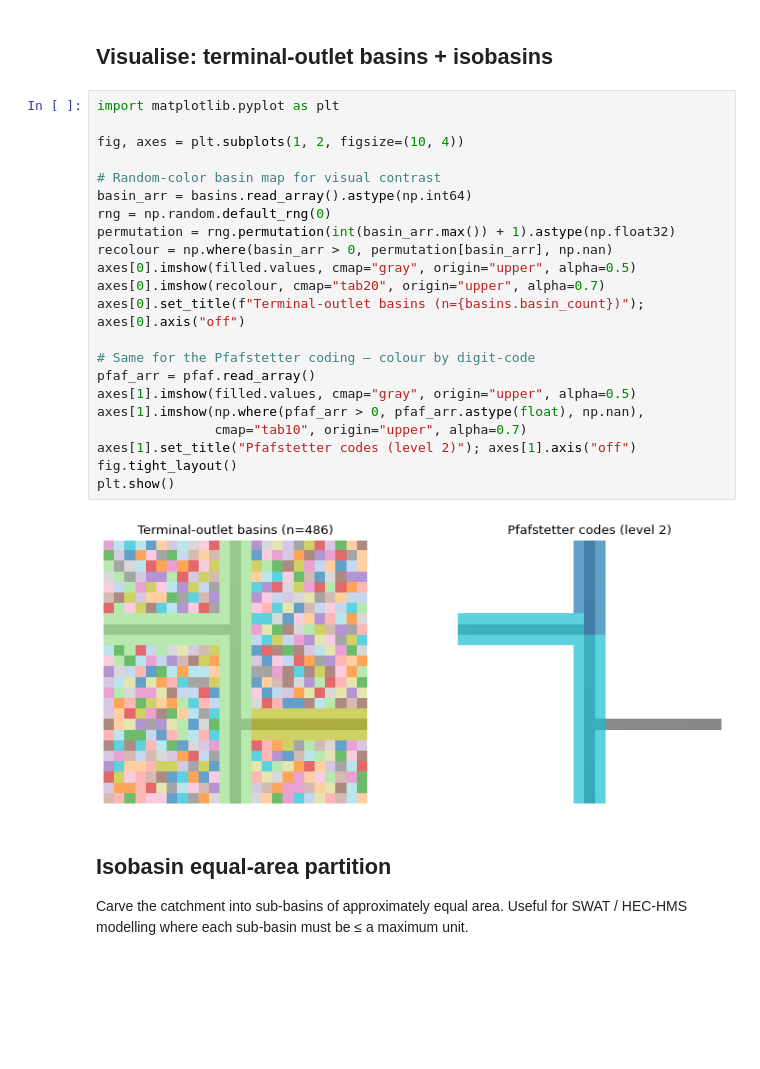
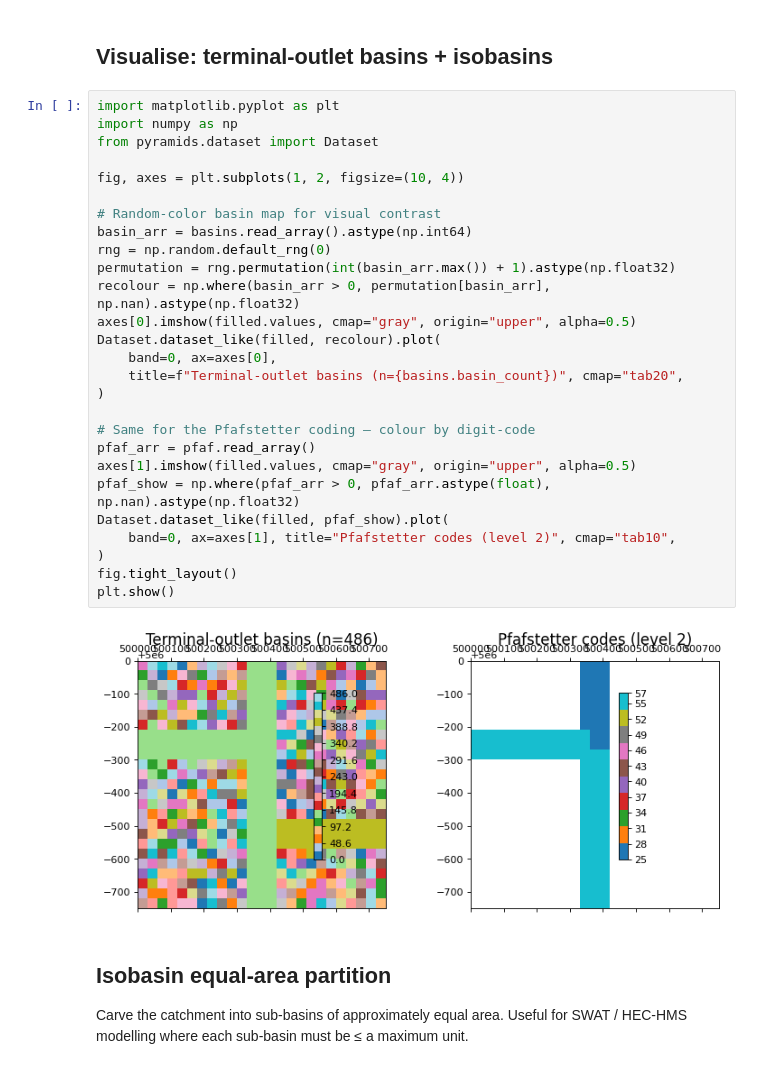
Before and after one commit to serapeum-org/digital-rivers, a Jupyter notebook: docs/examples/02_watershed_analytics.ipynb, the cells around one changed output. Saved outputs shown, nothing was run; the diff lists cells and outputs as text; blank space fills up the shorter version.

```diff
--- a/docs/examples/02_watershed_analytics.ipynb
+++ b/docs/examples/02_watershed_analytics.ipynb
@@ -116,28 +126,33 @@ Pfafstetter codes (max 10 shown): [25, 55]
 ## Visualise: terminal-outlet basins + isobasins
 # %%
 import matplotlib.pyplot as plt
+import numpy as np
+from pyramids.dataset import Dataset
 
 fig, axes = plt.subplots(1, 2, figsize=(10, 4))
 
 # Random-color basin map for visual contrast
 basin_arr = basins.read_array().astype(np.int64)
 rng = np.random.default_rng(0)
 permutation = rng.permutation(int(basin_arr.max()) + 1).astype(np.float32)
-recolour = np.where(basin_arr > 0, permutation[basin_arr], np.nan)
+recolour = np.where(basin_arr > 0, permutation[basin_arr], np.nan).astype(np.float32)
 axes[0].imshow(filled.values, cmap="gray", origin="upper", alpha=0.5)
-axes[0].imshow(recolour, cmap="tab20", origin="upper", alpha=0.7)
-axes[0].set_title(f"Terminal-outlet basins (n={basins.basin_count})"); axes[0].axis("off")
+Dataset.dataset_like(filled, recolour).plot(
+    band=0, ax=axes[0],
+    title=f"Terminal-outlet basins (n={basins.basin_count})", cmap="tab20",
+)
 
 # Same for the Pfafstetter coding — colour by digit-code
 pfaf_arr = pfaf.read_array()
 axes[1].imshow(filled.values, cmap="gray", origin="upper", alpha=0.5)
-axes[1].imshow(np.where(pfaf_arr > 0, pfaf_arr.astype(float), np.nan),
-               cmap="tab10", origin="upper", alpha=0.7)
-axes[1].set_title("Pfafstetter codes (level 2)"); axes[1].axis("off")
+pfaf_show = np.where(pfaf_arr > 0, pfaf_arr.astype(float), np.nan).astype(np.float32)
+Dataset.dataset_like(filled, pfaf_show).plot(
+    band=0, ax=axes[1], title="Pfafstetter codes (level 2)", cmap="tab10",
+)
 fig.tight_layout()
 plt.show()
 # %% [output]
-[figure, old version]
+[figure, new version]
 # %% [markdown]
 ## Isobasin equal-area partition
 
```
Also changed, not shown: parts of 5 cells of this notebook, 8 other files.
